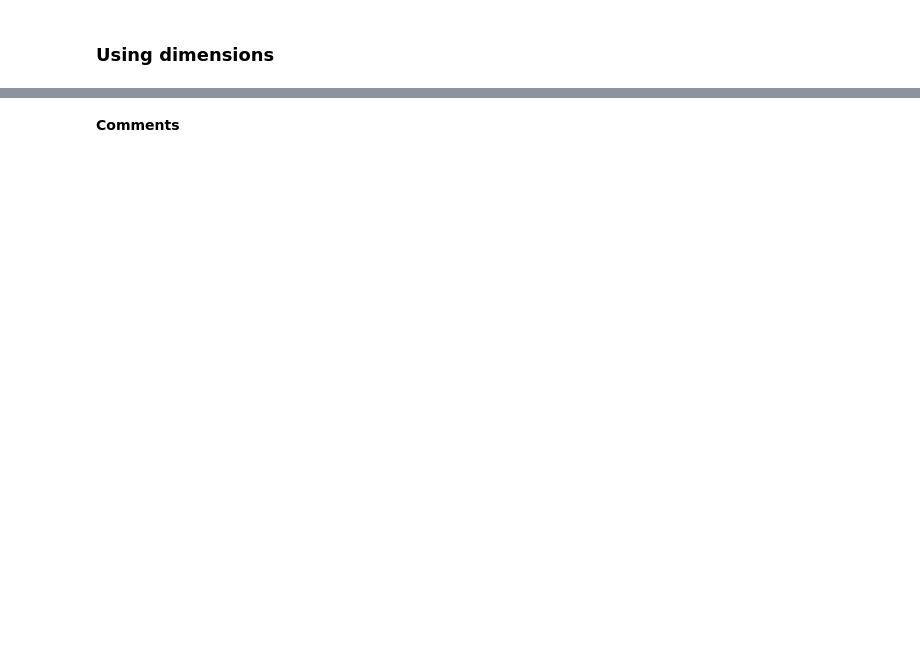
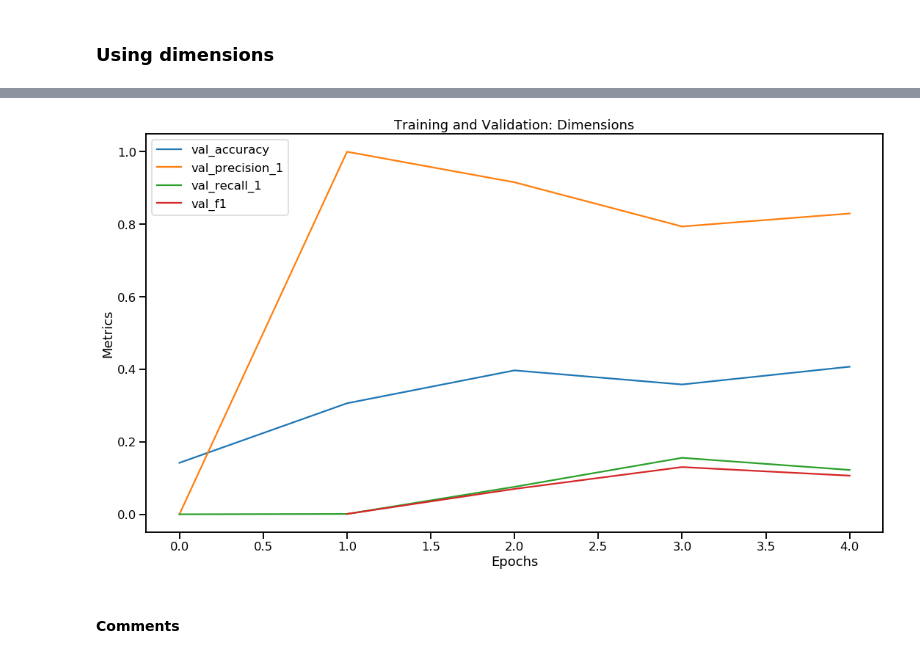
Before and after one commit to mikongame/NLP-to-predict-Myers-Briggs-Personality-Type, a Jupyter notebook: 4_MBTI Model building and evaluation (DL).ipynb, the cells around one changed output, grey strips where cells are left out. Cells and saved outputs as stored; diff of their text form; code cells hidden in the pictures; blank space fills up the shorter version.

```diff
--- a/4_MBTI Model building and evaluation (DL).ipynb
+++ b/4_MBTI Model building and evaluation (DL).ipynb
@@ -452,17 +372,3 @@ types_hist_df
-# %%
-plt.figure(figsize=(18,10))
-plt.plot(types_hist_df[['val_loss', 'val_accuracy', 'val_precision_1', 'val_recall_1', 'val_f1']])
-plt.plot (types_hist_df[['loss', 'accuracy', 'precision_1', 'recall_1']], '--')
-
-plt.title('Training and Validation: Types')
-plt.xlabel('Epochs')
-plt.ylabel('Metrics')
-plt.legend(['val_loss', 'val_accuracy', 'val_precision_1', 'val_recall_1', 'val_f1',
-            'loss', 'accuracy', 'precision_1', 'recall_1'])
-plt.savefig("images/output_images/types_history.png")
-
-sns.set_context("talk")
-plt.show()
 # %% [markdown]
 ### Using dimensions
 # %% [markdown]
@@ -616,15 +629,16 @@ dimensions_hist_df
 # %%
 plt.figure(figsize=(18,10))
 plt.plot(dimensions_hist_df[['val_accuracy', 'val_precision_1', 'val_recall_1', 'val_f1']])
-plt.plot ( dimensions_hist_df[['accuracy', 'precision_1', 'recall_1']], '--' )
 
 plt.title('Training and Validation: Dimensions')
 plt.xlabel('Epochs')
 plt.ylabel('Metrics')
-plt.legend(['val_accuracy', 'val_precision_1', 'val_recall_1', 'val_f1', 'accuracy', 'precision_1', 'recall_1'])
+plt.legend(['val_accuracy', 'val_precision_1', 'val_recall_1', 'val_f1'])
 plt.savefig("images/output_images/dimensions_history.png")
 
 sns.set_context("talk")
 plt.show()
+# %% [output]
+[figure, added]
 # %% [markdown]
-**Comments**
+#### Comments
```
Also changed, not shown: parts of 93 cells of this notebook, 4 other files.
